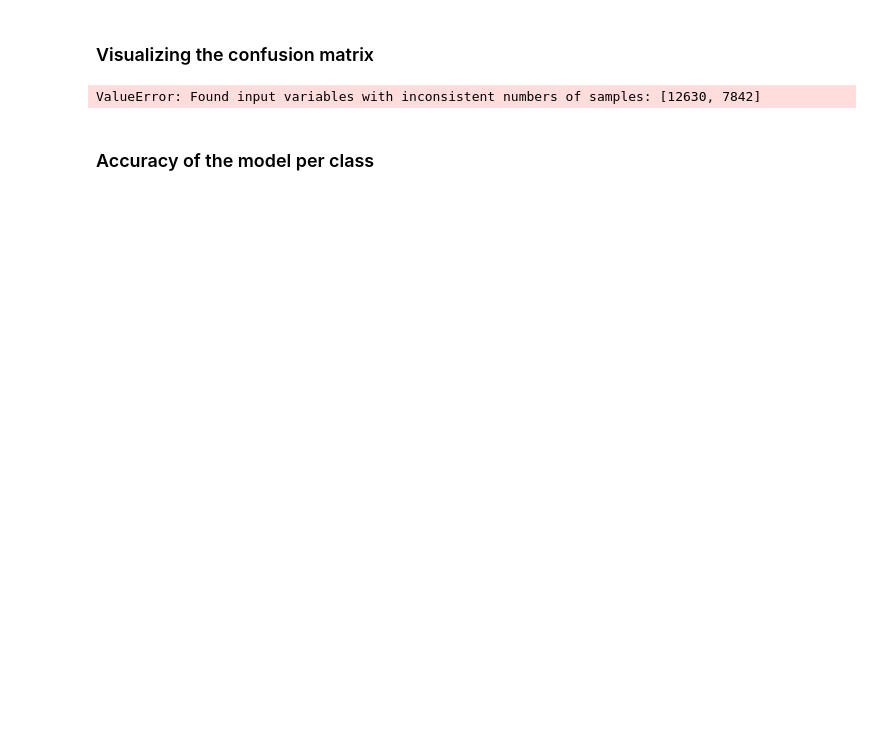
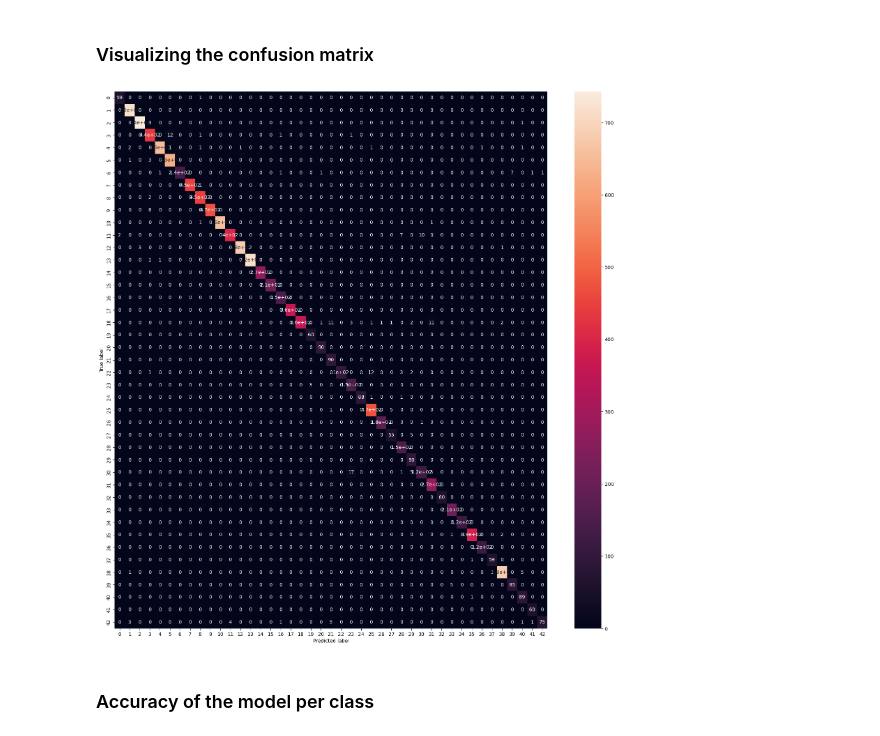
Before and after one commit to SysteM1922/projeto-taa-1, a Jupyter notebook: project.ipynb, the cells around one changed output. Saved outputs shown, nothing was run; the diff lists cells and outputs as text; code cells hidden in the pictures; blank space fills up the shorter version.

```diff
--- a/project.ipynb
+++ b/project.ipynb
@@ -394,12 +414,15 @@ Test Data accuracy:  98.1631037212985
 ### Visualizing the confusion matrix
 # %%
 cf = confusion_matrix(labels, pred)
-
+# plot confusion matrix heatmap and save it
 df_cm = pd.DataFrame(cf, index = classes,  columns = classes)
 plt.figure(figsize = (20,20))
 sns.heatmap(df_cm, annot=True)
+plt.xlabel('Predicted label')
+plt.ylabel('True label')
+plt.savefig('confusion_matrix.png')
 # %% [output]
-ValueError: Found input variables with inconsistent numbers of samples: [12630, 7842]
+[figure, added]
 # %% [markdown]
 ### Accuracy of the model per class
 # %%
```
Also changed, not shown: parts of 13 cells of this notebook, 4 other files.
